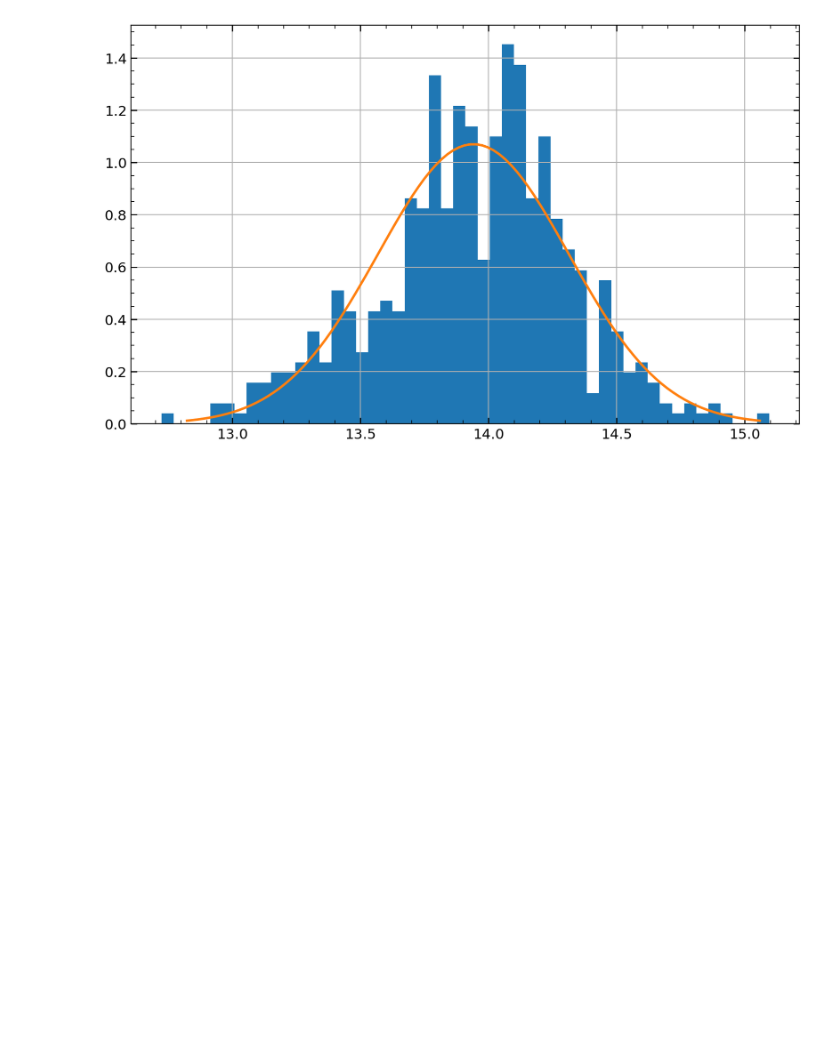
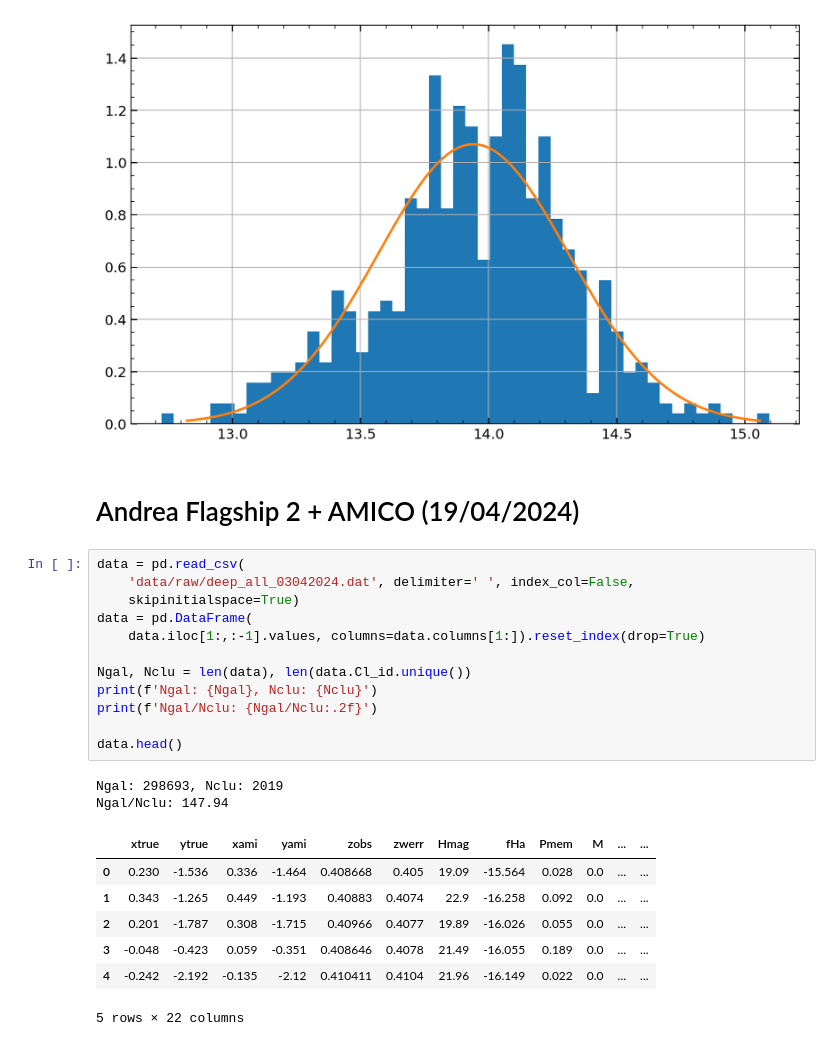
Before and after one commit to maho3/cl-ml-euclid, a Jupyter notebook: preprocessing.ipynb, the cells around one changed output. Saved outputs shown, nothing was run; the diff lists cells and outputs as text; blank space fills up the shorter version.

```diff
--- a/preprocessing.ipynb
+++ b/preprocessing.ipynb
@@ -461,3 +469,27 @@ print(mu, sig)
 # %% [output]
 13.940800364230586 0.37279120593766824
 [figure]
+# %% [markdown]
+# Andrea Flagship 2 + AMICO (19/04/2024)
+# %%
+data = pd.read_csv(
+    'data/raw/deep_all_03042024.dat', delimiter=' ', index_col=False,
+    skipinitialspace=True)
+data = pd.DataFrame(
+    data.iloc[1:,:-1].values, columns=data.columns[1:]).reset_index(drop=True)
+
+Ngal, Nclu = len(data), len(data.Cl_id.unique())
+print(f'Ngal: {Ngal}, Nclu: {Nclu}')
+print(f'Ngal/Nclu: {Ngal/Nclu:.2f}')
+
+data.head()
+# %% [output]
+Ngal: 298693, Nclu: 2019
+Ngal/Nclu: 147.94
+|  | xtrue | ytrue | xami | yami | zobs | zwerr | Hmag | fHa | Pmem | M | ... | ... |
+| 0 | 0.230 | -1.536 | 0.336 | -1.464 | 0.408668 | 0.405 | 19.09 | -15.564 | 0.028 | 0.0 | ... | ... |
+| 1 | 0.343 | -1.265 | 0.449 | -1.193 | 0.40883 | 0.4074 | 22.9 | -16.258 | 0.092 | 0.0 | ... | ... |
+| 2 | 0.201 | -1.787 | 0.308 | -1.715 | 0.40966 | 0.4077 | 19.89 | -16.026 | 0.055 | 0.0 | ... | ... |
+| 3 | -0.048 | -0.423 | 0.059 | -0.351 | 0.408646 | 0.4078 | 21.49 | -16.055 | 0.189 | 0.0 | ... | ... |
+| 4 | -0.242 | -2.192 | -0.135 | -2.12 | 0.410411 | 0.4104 | 21.96 | -16.149 | 0.022 | 0.0 | ... | ... |
+5 rows × 22 columns
```
Also changed, not shown: parts of 13 cells of this notebook, 5 other files.
